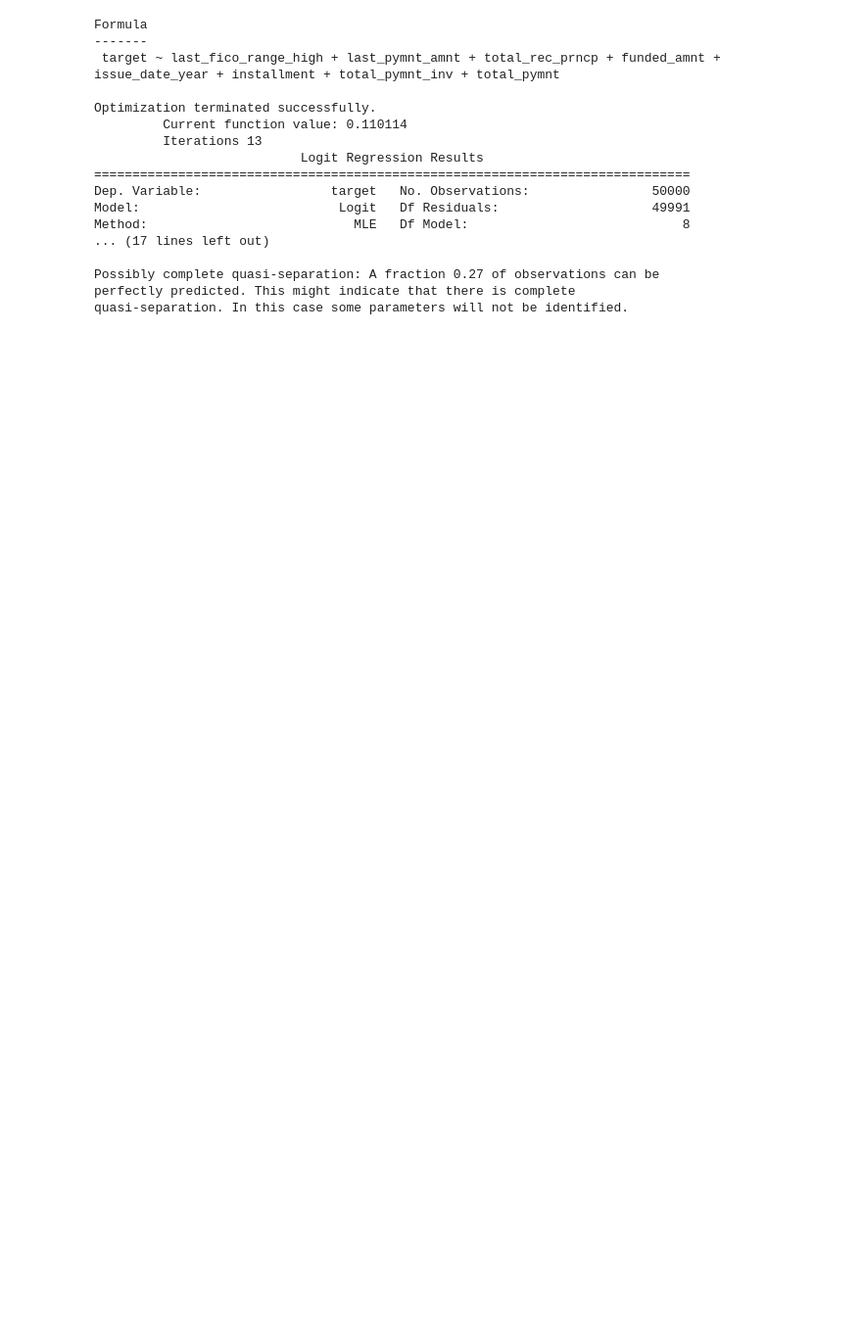
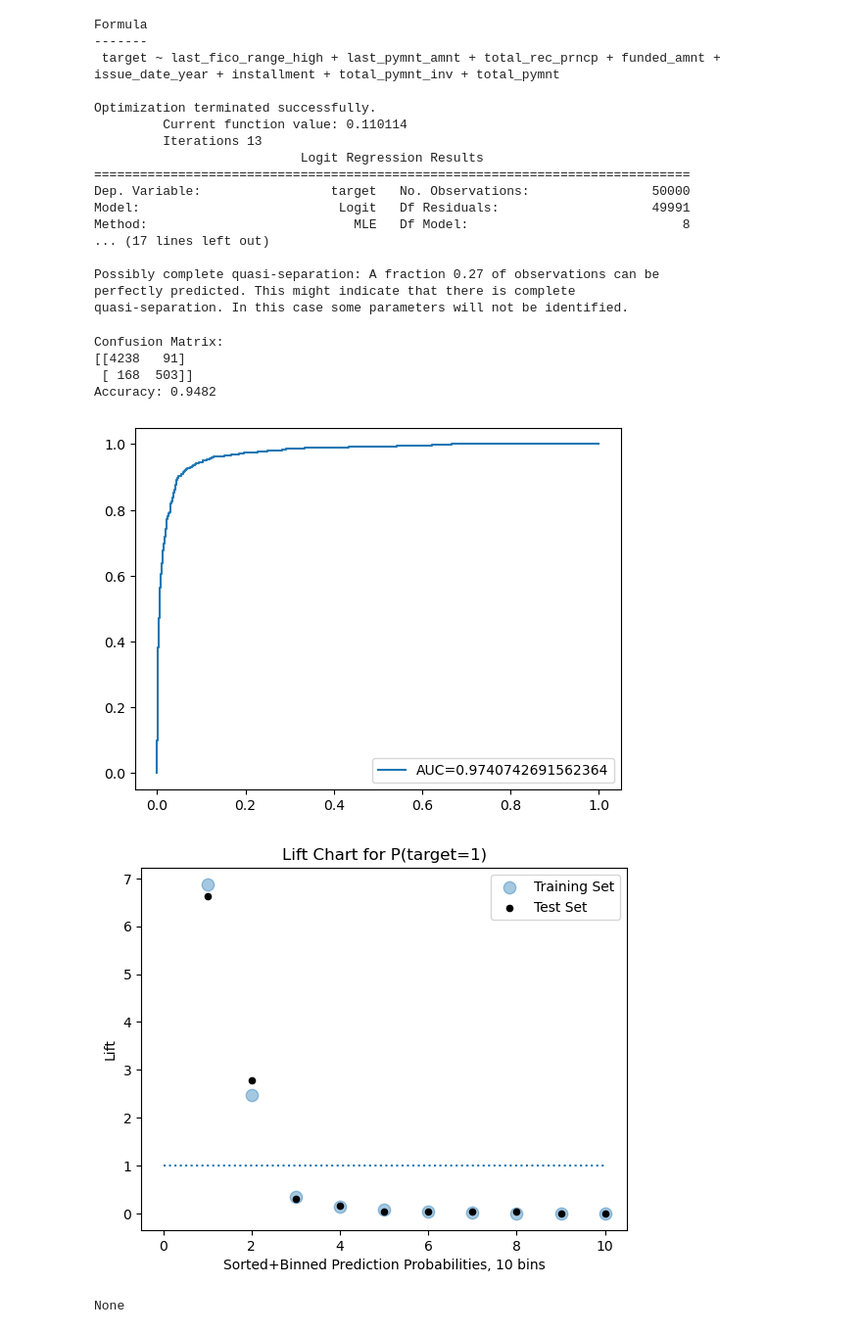
Before and after one commit to AttwoodData/LendingClub2023, a Jupyter notebook: LC_Logit_Simple.ipynb, the cells around one changed output. Shown at 98% size. Cells and saved outputs as stored; diff of their text form; code cells hidden in the pictures; blank space fills up the shorter version.

Commit message:
Added sklearn LogisticRegression

```diff
--- a/LC_Logit_Simple.ipynb
+++ b/LC_Logit_Simple.ipynb
@@ -105,3 +168,44 @@ Method:                           MLE   Df Model:                            8
 Possibly complete quasi-separation: A fraction 0.27 of observations can be
 perfectly predicted. This might indicate that there is complete
 quasi-separation. In this case some parameters will not be identified.
+# %%
+# Split target vectors from feature matrices
+X_train = df_train.loc[:, use_cols]
+y_train = df_train.target
+
+X_test = df_test.loc[:, use_cols]
+y_test = df_test.target
+
+#instantiate the model
+model = LogisticRegression(max_iter=250)
+
+#fit the model using the training data
+model.fit(X_train,y_train)
+
+#use model to make predictions on test data
+y_pred = model.predict(X_test)
+# confusion matrix [True 0, False 1], [False 0, True 1]
+cnf_matrix = metrics.confusion_matrix(y_test, y_pred)
+print(f"Confusion Matrix: \n{cnf_matrix}")
+print(f"Accuracy: {metrics.accuracy_score(y_test, y_pred)}")
+
+#define metrics
+y_pred_proba = model.predict_proba(X_test)[::,1]
+fpr, tpr, _ = metrics.roc_curve(y_test,  y_pred_proba)
+auc = metrics.roc_auc_score(y_test, y_pred_proba)
+
+#create ROC curve
+plt.plot(fpr,tpr,label="AUC="+str(auc))
+plt.legend(loc=4)
+plt.show()
+
+# Lift Chart
+print(lift_chart(model, X_train, X_test, y_train, y_test, bins=10))
+# %% [output]
+Confusion Matrix:
+[[4238   91]
+ [ 168  503]]
+Accuracy: 0.9482
+[figure, added]
+[figure, added]
+None
```
Also changed, not shown: parts of 1 cell of this notebook.
